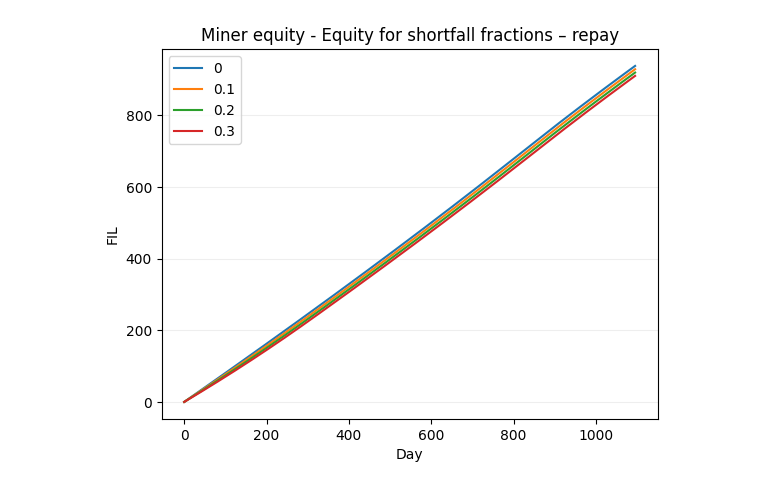
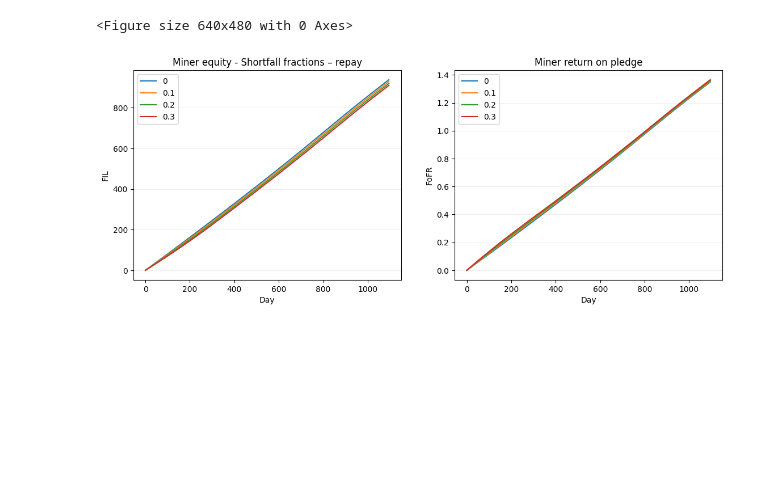
Before and after one commit to anorth/shortfall, a Jupyter notebook: notebooks/partial_shortfalls.ipynb, the cells around one changed output. Saved outputs shown, nothing was run; the diff lists cells and outputs as text; code cells hidden in the pictures; blank space fills up the shorter version.

```diff
--- a/notebooks/partial_shortfalls.ipynb
+++ b/notebooks/partial_shortfalls.ipynb
@@ -24,33 +24,44 @@ def compare_configurations(cfgs, title):
     statss = {label: pd.DataFrame(Simulator(cfg).run_all(epochs, stats_interval)) for (label, cfg)
               in cfgs.items()}
 
-    plt.grid(axis='y', color='#EEE')
+    plt.figure()
+    fig, (ax1, ax2) = plt.subplots(ncols=2, figsize=(13.4, 4.8))
+
     for label, df in statss.items():
-        plt.plot(df['day'], df['net_equity'], label=label)
+        ax1.plot(df['day'], df['net_equity'], label=label)
+        ax2.plot(df['day'], df['fofr'], label=label)
 
-    plt.plot()
-    plt.title("Miner equity - " + title)
-    plt.xlabel("Day")
-    plt.ylabel("FIL")
-    plt.legend()
+    ax1.grid(axis='y', color='#EEE')
+    ax1.set_title("Miner equity - " + title)
+    ax1.set_xlabel("Day")
+    ax1.set_ylabel("FIL")
+    ax1.legend()
+
+    ax2.grid(axis='y', color='#EEE')
+    ax2.set_title("Miner return on pledge")
+    ax2.set_xlabel("Day")
+    ax2.set_ylabel("FoFR")
+    ax2.legend()
+
     plt.show()
 # %%
 repay_miner_factory = RepayRatchetShortfallMinerState.factory(
     balance=0,  # Lease all tokens required.
     max_repayment_term=3 * YEAR,
     max_fee_reward_fraction=0.25,
     reward_projection_decay=REWARD_DECAY + BASELINE_GROWTH
 )
 
 partial_shortfall_cfgs = {str(shortfall_frac): SimConfig(
     network=network,
     strategy=StrategyConfig.power_limited(100 * TIBIBYTE, 3 * YEAR, shortfall_frac),
     miner_factory=repay_miner_factory,
 ) for shortfall_frac in (0, 0.1, 0.2, 0.3)}
 
-compare_configurations(partial_shortfall_cfgs, "Equity for shortfall fractions – repay")
+compare_configurations(partial_shortfall_cfgs, "Shortfall fractions – repay")
 # %% [output]
+<Figure size 640x480 with 0 Axes>
-[figure, old version]
+[figure, new version]
 # %%
 burn_miner_factory = BurnShortfallMinerState.factory(
     balance=0,
```
Also changed, not shown: parts of 1 cell of this notebook, 2 other files.
